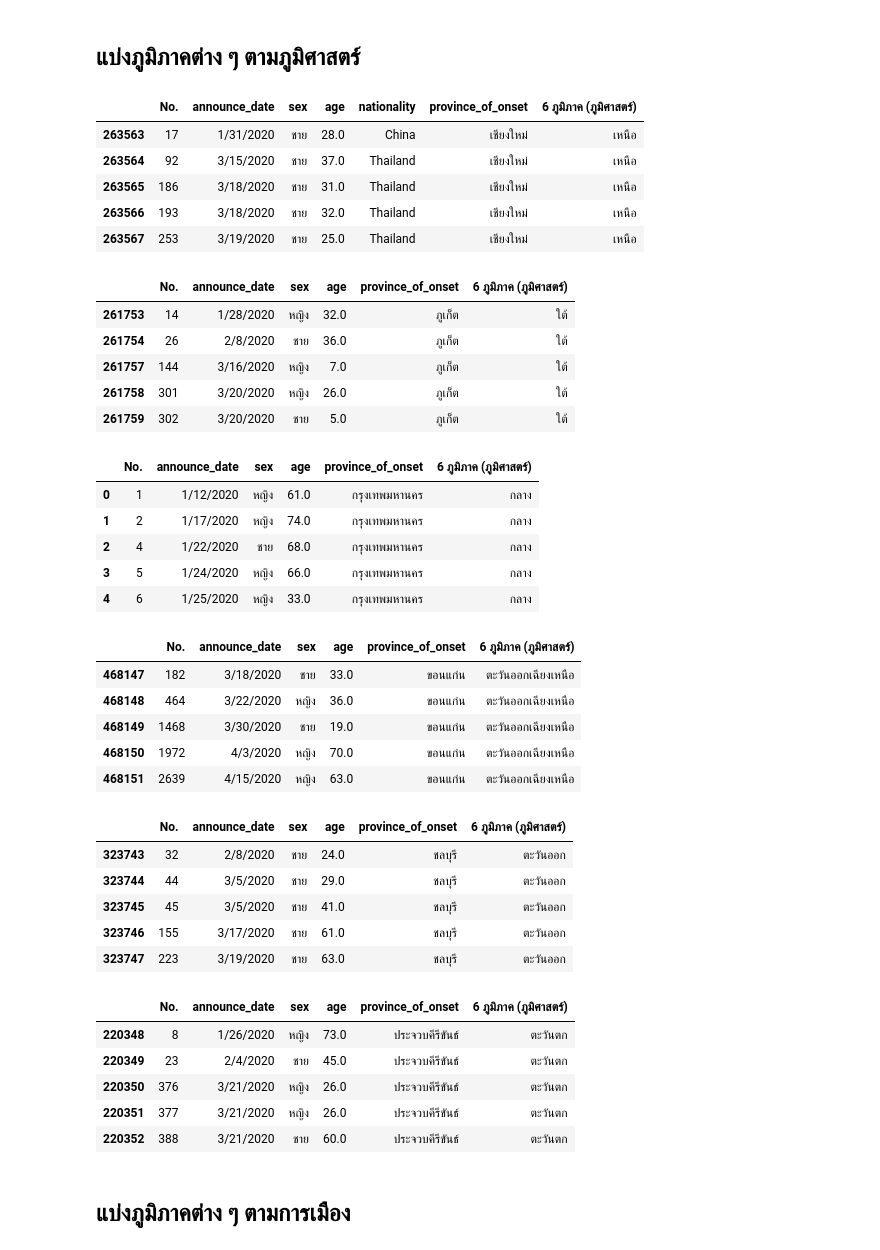
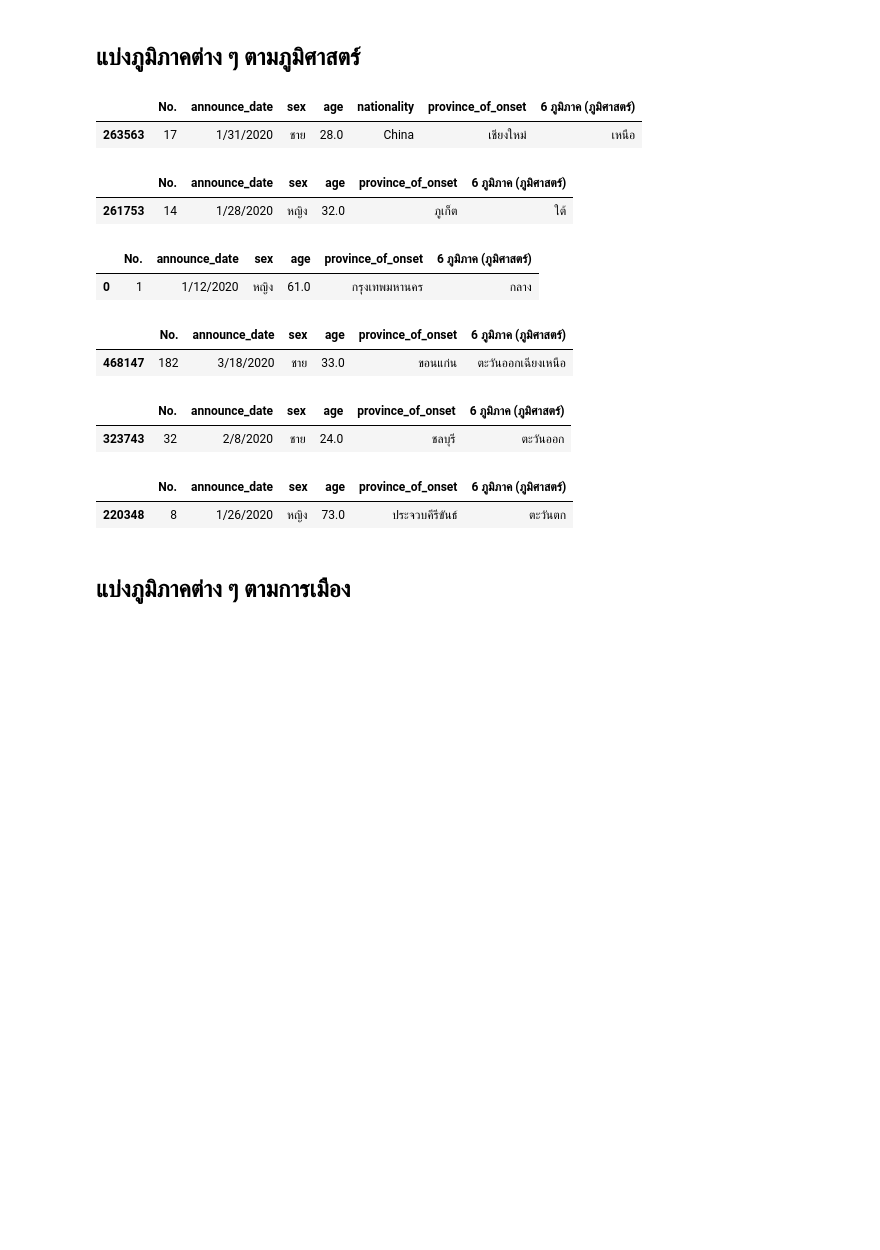
Before and after one commit to suphalaksana/data_viz_2022, a Jupyter notebook: BasicPython&DataViz_midterm2022.ipynb, the cells around one changed output. Saved outputs shown, nothing was run; the diff lists cells and outputs as text; code cells hidden in the pictures; blank space fills up the shorter version.

```diff
--- a/BasicPython&DataViz_midterm2022.ipynb
+++ b/BasicPython&DataViz_midterm2022.ipynb
@@ -259,64 +259,40 @@ False
 ## แบ่งภูมิภาคต่าง ๆ ตามภูมิศาสตร์
 # %%
 geo11 = data1[data1['6 ภูมิภาค (ภูมิศาสตร์)']=='เหนือ'][['No.', 'announce_date', 'sex', 'age', 'nationality', 'province_of_onset', '6 ภูมิภาค (ภูมิศาสตร์)']] #เลือกจากตาราง data1 เลือกมาแค่ที่เป็น 6 ภูมิภาค (ภูมิศาสตร์) ภาคเหนือ
-geo11.head()  #อายุของผู้ป่วยคนแรกจากการแบ่งภูมิภาคต่าง ๆ ตามภูมิศาสตร์ ของภาคเหนือคือ อายุ 28 ปี
+geo11.head(1)  #อายุของผู้ป่วยคนแรกจากการแบ่งภูมิภาคต่าง ๆ ตามภูมิศาสตร์ ของภาคเหนือคือ อายุ 28 ปี
 # %% [output]
 |  | No. | announce_date | sex | age | nationality | province_of_onset | 6 ภูมิภาค (ภูมิศาสตร์) |
 | 263563 | 17 | 1/31/2020 | ชาย | 28.0 | China | เชียงใหม่ | เหนือ |
-| 263564 | 92 | 3/15/2020 | ชาย | 37.0 | Thailand | เชียงใหม่ | เหนือ |
-| 263565 | 186 | 3/18/2020 | ชาย | 31.0 | Thailand | เชียงใหม่ | เหนือ |
-| 263566 | 193 | 3/18/2020 | ชาย | 32.0 | Thailand | เชียงใหม่ | เหนือ |
-| 263567 | 253 | 3/19/2020 | ชาย | 25.0 | Thailand | เชียงใหม่ | เหนือ |
 # %%
 geo12 = data1[data1['6 ภูมิภาค (ภูมิศาสตร์)']=='ใต้'][['No.', 'announce_date', 'sex', 'age', 'province_of_onset', '6 ภูมิภาค (ภูมิศาสตร์)']]
-geo12.head()   #อายุของผู้ป่วยคนแรกจากการแบ่งภูมิภาคต่าง ๆ ตามภูมิศาสตร์ ของภาคใต้คือ อายุ 32 ปี
+geo12.head(1)   #อายุของผู้ป่วยคนแรกจากการแบ่งภูมิภาคต่าง ๆ ตามภูมิศาสตร์ ของภาคใต้คือ อายุ 32 ปี
 # %% [output]
 |  | No. | announce_date | sex | age | province_of_onset | 6 ภูมิภาค (ภูมิศาสตร์) |
 | 261753 | 14 | 1/28/2020 | หญิง | 32.0 | ภูเก็ต | ใต้ |
-| 261754 | 26 | 2/8/2020 | ชาย | 36.0 | ภูเก็ต | ใต้ |
-| 261757 | 144 | 3/16/2020 | หญิง | 7.0 | ภูเก็ต | ใต้ |
-| 261758 | 301 | 3/20/2020 | หญิง | 26.0 | ภูเก็ต | ใต้ |
-| 261759 | 302 | 3/20/2020 | ชาย | 5.0 | ภูเก็ต | ใต้ |
 # %%
 geo13 = data1[data1['6 ภูมิภาค (ภูมิศาสตร์)']=='กลาง'][['No.', 'announce_date', 'sex', 'age', 'province_of_onset', '6 ภูมิภาค (ภูมิศาสตร์)']]
-geo13.head() #อายุของผู้ป่วยคนแรกจากการแบ่งภูมิภาคต่าง ๆ ตามภูมิศาสตร์ ของภาคกลางคือ อายุ 61 ปี
+geo13.head(1) #อายุของผู้ป่วยคนแรกจากการแบ่งภูมิภาคต่าง ๆ ตามภูมิศาสตร์ ของภาคกลางคือ อายุ 61 ปี
 # %% [output]
 |  | No. | announce_date | sex | age | province_of_onset | 6 ภูมิภาค (ภูมิศาสตร์) |
 | 0 | 1 | 1/12/2020 | หญิง | 61.0 | กรุงเทพมหานคร | กลาง |
-| 1 | 2 | 1/17/2020 | หญิง | 74.0 | กรุงเทพมหานคร | กลาง |
-| 2 | 4 | 1/22/2020 | ชาย | 68.0 | กรุงเทพมหานคร | กลาง |
-| 3 | 5 | 1/24/2020 | หญิง | 66.0 | กรุงเทพมหานคร | กลาง |
-| 4 | 6 | 1/25/2020 | หญิง | 33.0 | กรุงเทพมหานคร | กลาง |
 # %%
 geo14 = data1[data1['6 ภูมิภาค (ภูมิศาสตร์)']=='ตะวันออกเฉียงเหนือ'][['No.', 'announce_date', 'sex', 'age', 'province_of_onset', '6 ภูมิภาค (ภูมิศาสตร์)']]
-geo14.head() #อายุของผู้ป่วยคนแรกจากการแบ่งภูมิภาคต่าง ๆ ตามภูมิศาสตร์ ของภาคตะวันออกเฉียงเหนือคือ อายุ 33 ปี
+geo14.head(1) #อายุของผู้ป่วยคนแรกจากการแบ่งภูมิภาคต่าง ๆ ตามภูมิศาสตร์ ของภาคตะวันออกเฉียงเหนือคือ อายุ 33 ปี
 # %% [output]
 |  | No. | announce_date | sex | age | province_of_onset | 6 ภูมิภาค (ภูมิศาสตร์) |
 | 468147 | 182 | 3/18/2020 | ชาย | 33.0 | ขอนแก่น | ตะวันออกเฉียงเหนือ |
-| 468148 | 464 | 3/22/2020 | หญิง | 36.0 | ขอนแก่น | ตะวันออกเฉียงเหนือ |
-| 468149 | 1468 | 3/30/2020 | ชาย | 19.0 | ขอนแก่น | ตะวันออกเฉียงเหนือ |
-| 468150 | 1972 | 4/3/2020 | หญิง | 70.0 | ขอนแก่น | ตะวันออกเฉียงเหนือ |
-| 468151 | 2639 | 4/15/2020 | หญิง | 63.0 | ขอนแก่น | ตะวันออกเฉียงเหนือ |
 # %%
 geo15 = data1[data1['6 ภูมิภาค (ภูมิศาสตร์)']=='ตะวันออก'][['No.', 'announce_date', 'sex', 'age', 'province_of_onset', '6 ภูมิภาค (ภูมิศาสตร์)']]
-geo15.head() #อายุของผู้ป่วยคนแรกจากการแบ่งภูมิภาคต่าง ๆ ตามภูมิศาสตร์ ของภาคตะวันออกคือ อายุ 24 ปี
+geo15.head(1) #อายุของผู้ป่วยคนแรกจากการแบ่งภูมิภาคต่าง ๆ ตามภูมิศาสตร์ ของภาคตะวันออกคือ อายุ 24 ปี
 # %% [output]
 |  | No. | announce_date | sex | age | province_of_onset | 6 ภูมิภาค (ภูมิศาสตร์) |
 | 323743 | 32 | 2/8/2020 | ชาย | 24.0 | ชลบุรี | ตะวันออก |
-| 323744 | 44 | 3/5/2020 | ชาย | 29.0 | ชลบุรี | ตะวันออก |
-| 323745 | 45 | 3/5/2020 | ชาย | 41.0 | ชลบุรี | ตะวันออก |
-| 323746 | 155 | 3/17/2020 | ชาย | 61.0 | ชลบุรี | ตะวันออก |
-| 323747 | 223 | 3/19/2020 | ชาย | 63.0 | ชลบุรี | ตะวันออก |
 # %%
 geo16 = data1[data1['6 ภูมิภาค (ภูมิศาสตร์)']=='ตะวันตก'][['No.', 'announce_date', 'sex', 'age', 'province_of_onset', '6 ภูมิภาค (ภูมิศาสตร์)']]
-geo16.head() #อายุของผู้ป่วยคนแรกจากการแบ่งภูมิภาคต่าง ๆ ตามภูมิศาสตร์ ของภาคตะวันตกคือ อายุ 33 ปี
+geo16.head(1) #อายุของผู้ป่วยคนแรกจากการแบ่งภูมิภาคต่าง ๆ ตามภูมิศาสตร์ ของภาคตะวันตกคือ อายุ 33 ปี
 # %% [output]
 |  | No. | announce_date | sex | age | province_of_onset | 6 ภูมิภาค (ภูมิศาสตร์) |
 | 220348 | 8 | 1/26/2020 | หญิง | 73.0 | ประจวบคีรีขันธ์ | ตะวันตก |
-| 220349 | 23 | 2/4/2020 | ชาย | 45.0 | ประจวบคีรีขันธ์ | ตะวันตก |
-| 220350 | 376 | 3/21/2020 | หญิง | 26.0 | ประจวบคีรีขันธ์ | ตะวันตก |
-| 220351 | 377 | 3/21/2020 | หญิง | 26.0 | ประจวบคีรีขันธ์ | ตะวันตก |
-| 220352 | 388 | 3/21/2020 | ชาย | 60.0 | ประจวบคีรีขันธ์ | ตะวันตก |
 # %% [markdown]
 ## แบ่งภูมิภาคต่าง ๆ ตามการเมือง
 # %%
```
Also changed, not shown: parts of 39 cells of this notebook.
